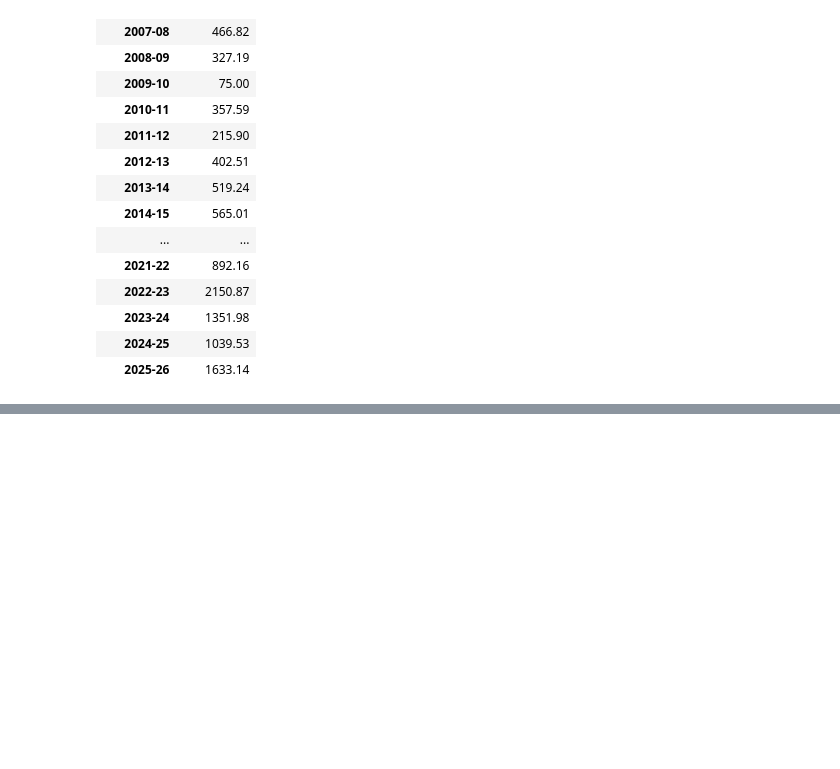
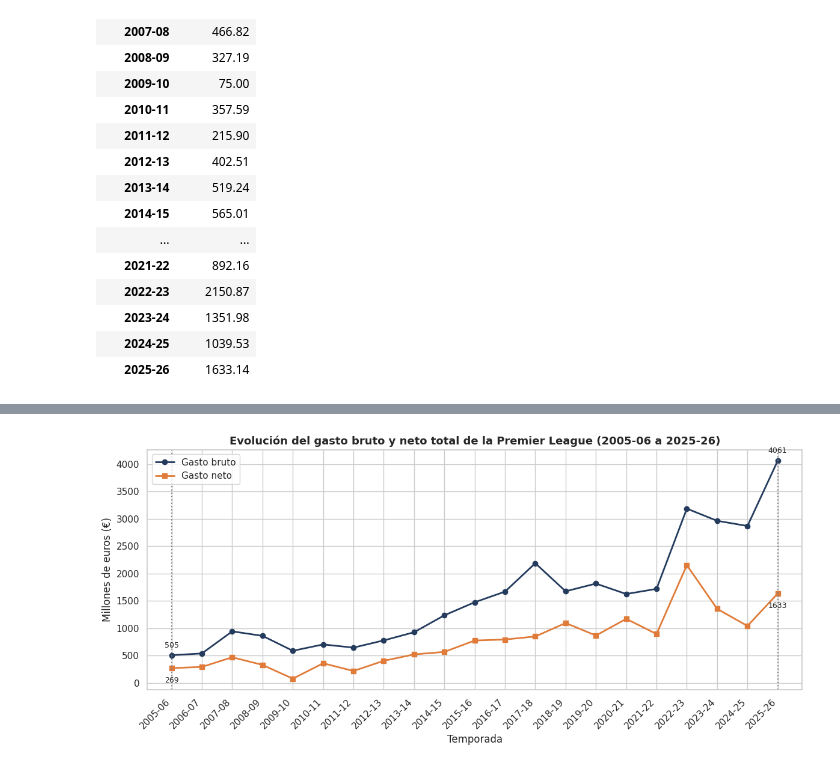
Before and after one commit to valeencamargo14/TP-Labo-, a Jupyter notebook: TP_Labo.ipynb, the cells around one changed output, grey strips where cells are left out. Cells and saved outputs as stored; diff of their text form; code cells hidden in the pictures; blank space fills up the shorter version.

Commit message:
Graficos y conclusion

```diff
--- a/TP_Labo.ipynb
+++ b/TP_Labo.ipynb
@@ -362,0 +433,3 @@ plt.show()
+# %%
+sns.set_theme(style="whitegrid")                                           # estilo de los gráficos
+AZUL, NARANJA, ROJO, VERDE = "#243b5e", "#e07b39", "#b03a2e", "#2e8b57"    # paleta de colores
@@ -362,0 +441,26 @@ plt.show()
+# %%
+x = np.arange(len(gasto_bruto_temporada))                      # una posición (0 a 20) por cada temporada
+
+fig, ax = plt.subplots(figsize=(12, 5.5))
+ax.plot(x, gasto_bruto_temporada.values, marker='o', color=AZUL, lw=2, label='Gasto bruto')
+ax.plot(x, gasto_neto_temporada.values, marker='s', color=NARANJA, lw=2, label='Gasto neto')
+
+# Marcamos las dos temporadas de la pregunta de investigación y escribimos sus valores
+for pos in [0, len(x) - 1]:
+    ax.axvline(pos, color='gray', ls=':', lw=1.5)
+    for serie, desplazamiento in [(gasto_bruto_temporada, 9), (gasto_neto_temporada, -17)]:     # bruto: arriba | neto: abajo
+        ax.annotate(f"{serie.values[pos]:.0f}", (pos, serie.values[pos]), textcoords='offset points',
+                    xytext=(0, desplazamiento), ha='center', fontsize=9)
+
+ax.set_xticks(x)
+ax.set_xticklabels(gasto_bruto_temporada.index, rotation=45, ha='right')
+ax.margins(x=0.04)
+ax.set_title('Evolución del gasto bruto y neto total de la Premier League (2005-06 a 2025-26)', fontsize=13, fontweight='bold')
+ax.set_xlabel('Temporada')
+ax.set_ylabel('Millones de euros (€)')
+ax.legend(loc='upper left')
+plt.tight_layout()
+plt.savefig('grafico_3_4a_evolucion_gasto.png', dpi=300, bbox_inches='tight')
+plt.show()
+# %% [output]
+[figure, added]
```
Also changed, not shown: parts of 61 cells of this notebook.
